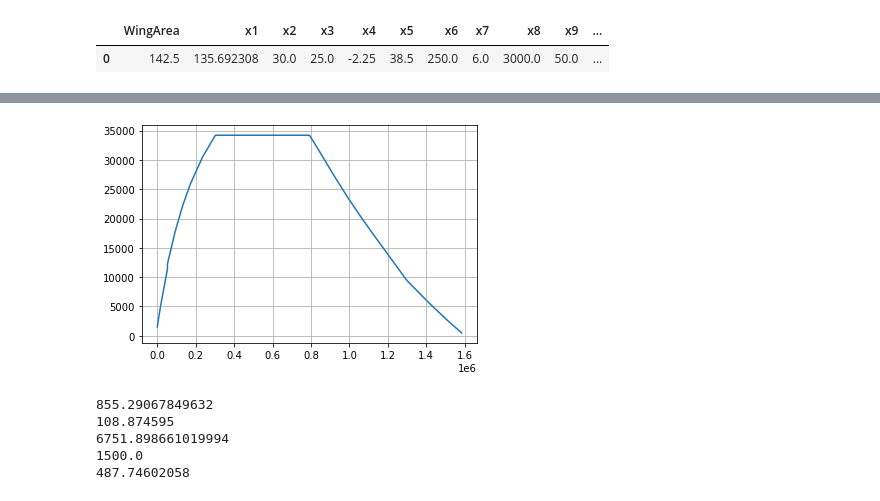
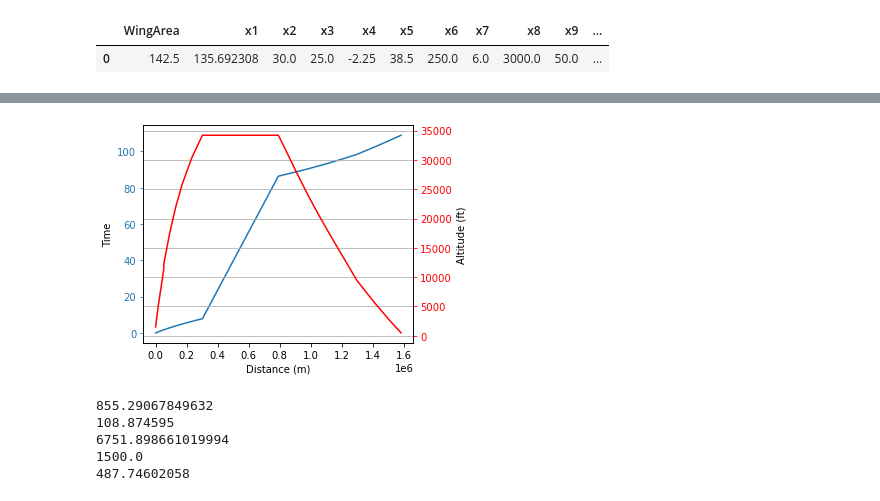
Before and after one commit to AlejandroRios/MDOAirB_base, a Jupyter notebook: framework/analysis-single-result.ipynb, the cells around one changed output, grey strips where cells are left out. Cells and saved outputs as stored; diff of their text form; code cells hidden in the pictures.

```diff
--- a/framework/analysis-single-result.ipynb
+++ b/framework/analysis-single-result.ipynb
@@ -7,3 +1,33 @@ import numpy as np
+# %%
+import pandas as pd
+import os
+import plotly.graph_objects as go
+import matplotlib.pyplot as plt
+import numpy as np
+
+
+def refactor(dataset, label):
+    return dataset[label].apply(lambda x:
+                           np.fromstring(
+                               x.replace('\n', '')
+                                .replace('[', '')
+                                .replace(']', '')
+                                .replace('  ', ' '), sep=' '))[0]
+
+def draw_figure(x, y1, y2, labelx, labely1, labely2):
+    fig, host = plt.subplots()
+    fig.subplots_adjust(right=0.75)
+    par1 = host.twinx()
+    par1.set_ylabel(labely2)
+    p1, = host.plot(x, y1, label=labely1)
+    p2, = par1.plot(x, y2, label=labely2, color='r')
+    host.set_ylabel(labely1)
+    host.set_xlabel(labelx)
+    host.tick_params(axis='y', colors=p1.get_color())
+    par1.tick_params(axis='y', colors=p2.get_color())
+    plt.grid()
+    plt.draw()
+    plt.show()
 # %%
 path = os.getcwd()
 print(path)
@@ -100,9 +49,20 @@ plt.show()
-# %%
-plt.plot(distance,altitude)
-plt.grid()
-plt.show()
-# %% [output]
-[figure, removed]
+# %%
+distance = refactor(output,'distance')
+mass = refactor(output, 'mass')
+altitude = refactor(output, 'altitude')
+time = refactor(output, 'time')
+LoD = refactor(output, 'LoD')
+sfc = refactor(output, 'sfc')
+CL = refactor(output,'CL')
+CD = refactor(output,'CD')
+mach = refactor(output,'mach.1')
+thrust = refactor(output,'thrust')
+throttle = refactor(output, 'throttle')
+vcas = refactor(output, 'vcas')
+# %%
+draw_figure(distance,time, altitude, "Distance (m)", "Time", "Altitude (ft)")
+# %% [output]
+[figure, added]
 # %%
 print(distance[-1]*0.000539957)
 print(time[-1])
```
Also changed, not shown: parts of 21 cells of this notebook, 2 other files.
